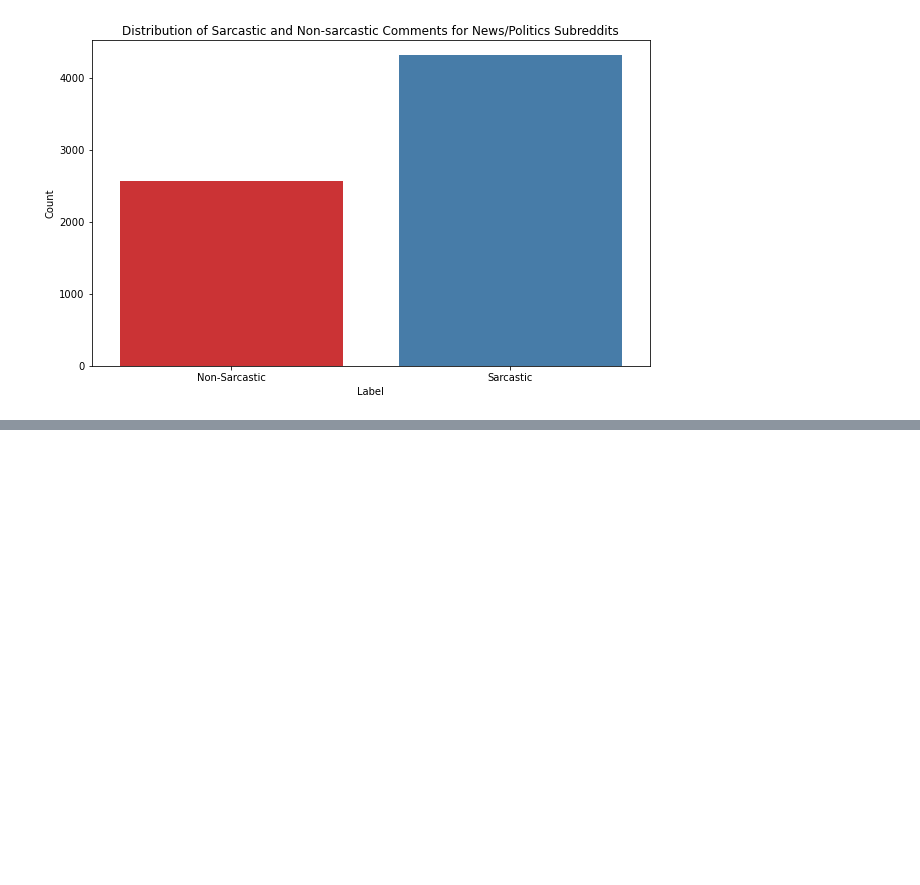
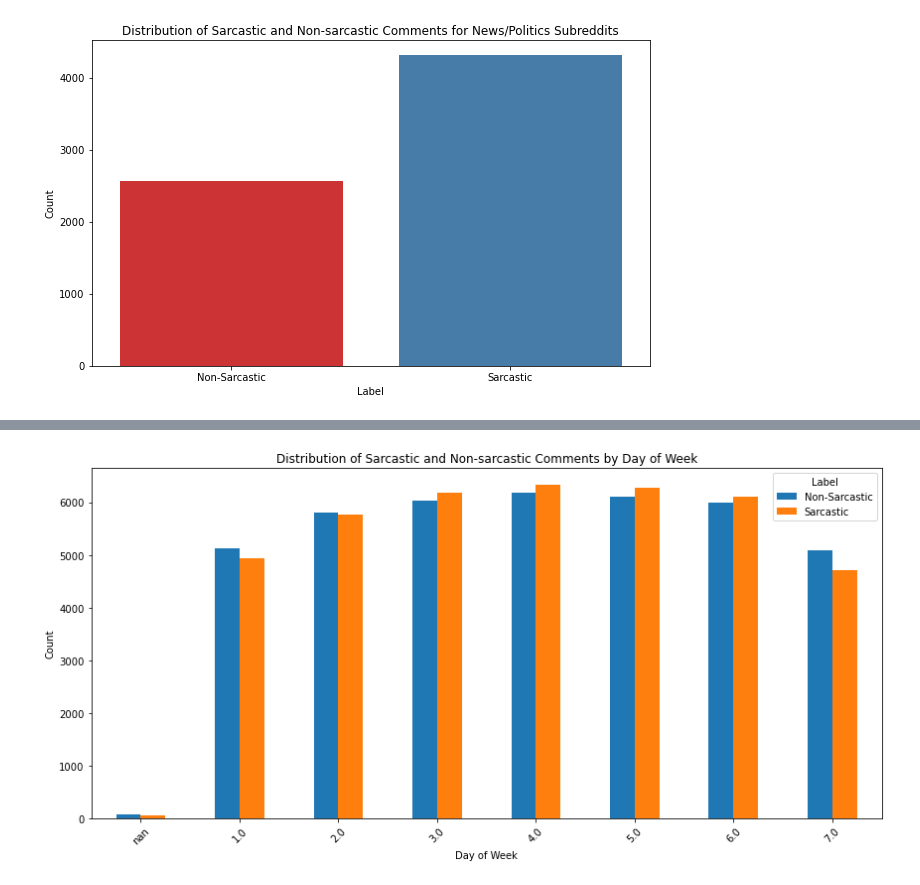
Before and after one commit to brianellis1997/Sarcasm_PySpark, a Jupyter notebook: Project_Test.ipynb, the cells around one changed output, grey strips where cells are left out. Saved outputs shown, nothing was run; the diff lists cells and outputs as text; code cells hidden in the pictures; blank space fills up the shorter version.

```diff
--- a/Project_Test.ipynb
+++ b/Project_Test.ipynb
@@ -433,0 +537,21 @@ plt.show()
+# %%
+# Group by day of the week and label, and count occurrences
+month_distribution = time.groupBy('day_of_week', 'label').count().orderBy('day_of_week')
+
+# Convert the result to Pandas DataFrame for plotting
+month_df = month_distribution.toPandas()
+
+# Pivot the DataFrame to have labels as columns
+month_pivot_df = month_df.pivot(index='day_of_week', columns='label', values='count')
+
+# Plotting
+month_pivot_df.plot(kind='bar', stacked=False, figsize=(12, 6))
+plt.title('Distribution of Sarcastic and Non-sarcastic Comments by Day of Week')
+plt.xlabel('Day of Week')
+plt.ylabel('Count')
+plt.xticks(rotation=45)
+plt.legend(title='Label', labels=['Non-Sarcastic', 'Sarcastic'])
+plt.tight_layout()
+plt.show()
+# %% [output]
+[figure, added]
```
Also changed, not shown: parts of 11 cells of this notebook.
